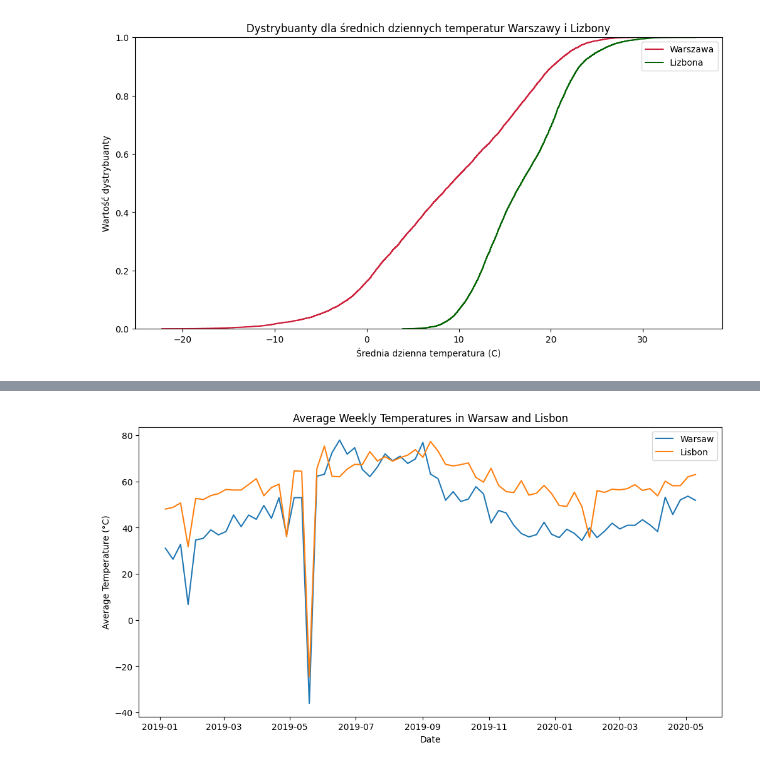
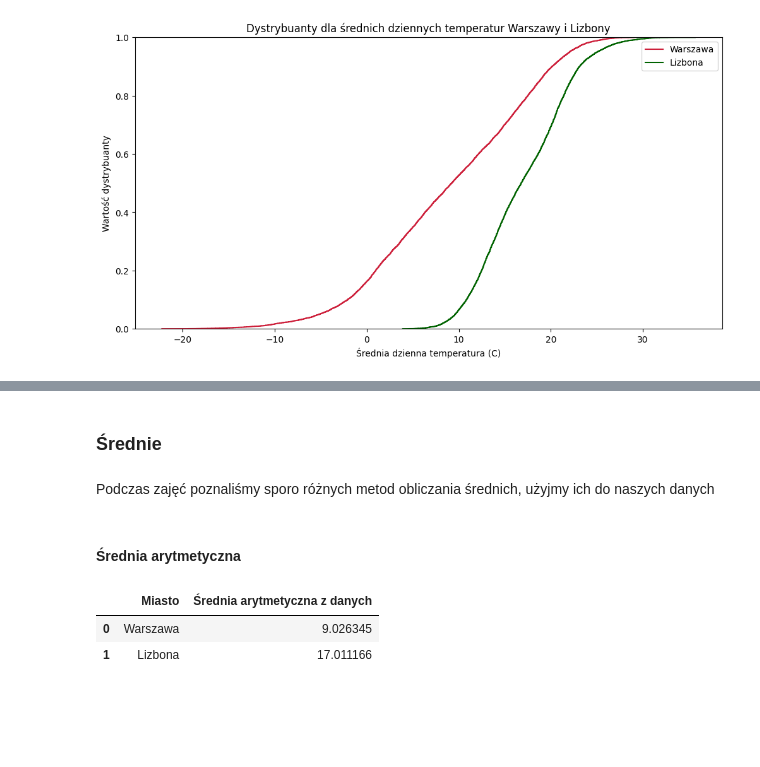
Before and after one commit to mathieuboro/raport, a Jupyter notebook: Raport_!.ipynb, the cells around one changed output, grey strips where cells are left out. Cells and saved outputs as stored; diff of their text form; code cells hidden in the pictures; blank space fills up the shorter version.

```diff
--- a/Raport_!.ipynb
+++ b/Raport_!.ipynb
@@ -311,11 +329,0 @@ plt.show()
-# %%
-warsaw_data = warsaw_lisbon_data[warsaw_lisbon_data['City'] == 'Warsaw']
-lisbon_data = warsaw_lisbon_data[warsaw_lisbon_data['City'] == 'Lisbon']
-warsaw_data.set_index('Date', inplace=True)
-lisbon_data.set_index('Date', inplace=True)
-
-warsaw_weekly_avg = warsaw_data['AvgTemperature'].resample('W').mean()
-lisbon_weekly_avg = lisbon_data['AvgTemperature'].resample('W').mean()
-
-print("Warsaw weekly avg:", warsaw_weekly_avg.head())
-print("Lisbon weekly avg:", lisbon_weekly_avg.head())
@@ -337,11 +330,20 @@ Freq: W-SUN, Name: AvgTemperature, dtype: float64
-# %%
-plt.figure(figsize=(12, 6))
-plt.plot(warsaw_weekly_avg.index, warsaw_weekly_avg, label='Warsaw')
-plt.plot(lisbon_weekly_avg.index, lisbon_weekly_avg, label='Lisbon')
-plt.title('Average Weekly Temperatures in Warsaw and Lisbon')
-plt.xlabel('Date')
-plt.ylabel('Average Temperature (°C)')
-plt.legend()
-plt.show()
-# %% [output]
-[figure, removed]
+# %% [markdown]
+### Średnie
+# %% [markdown]
+Podczas zajęć poznaliśmy sporo różnych metod obliczania średnich, użyjmy ich do naszych danych
+# %% [markdown]
+#### Średnia arytmetyczna
+# %%
+df = pd.DataFrame({
+    "Miasto": ['Warszawa', 'Lizbona'],
+    "Średnia arytmetyczna z danych": [
+        np.mean(warsaw_data.AvgTemperature),
+        np.mean(lisbon_data.AvgTemperature),
+    ]
+})
+
+df
+# %% [output]
+|  | Miasto | Średnia arytmetyczna z danych |
+| 0 | Warszawa | 9.026345 |
+| 1 | Lizbona | 17.011166 |
```
Also changed, not shown: parts of 24 cells of this notebook.
